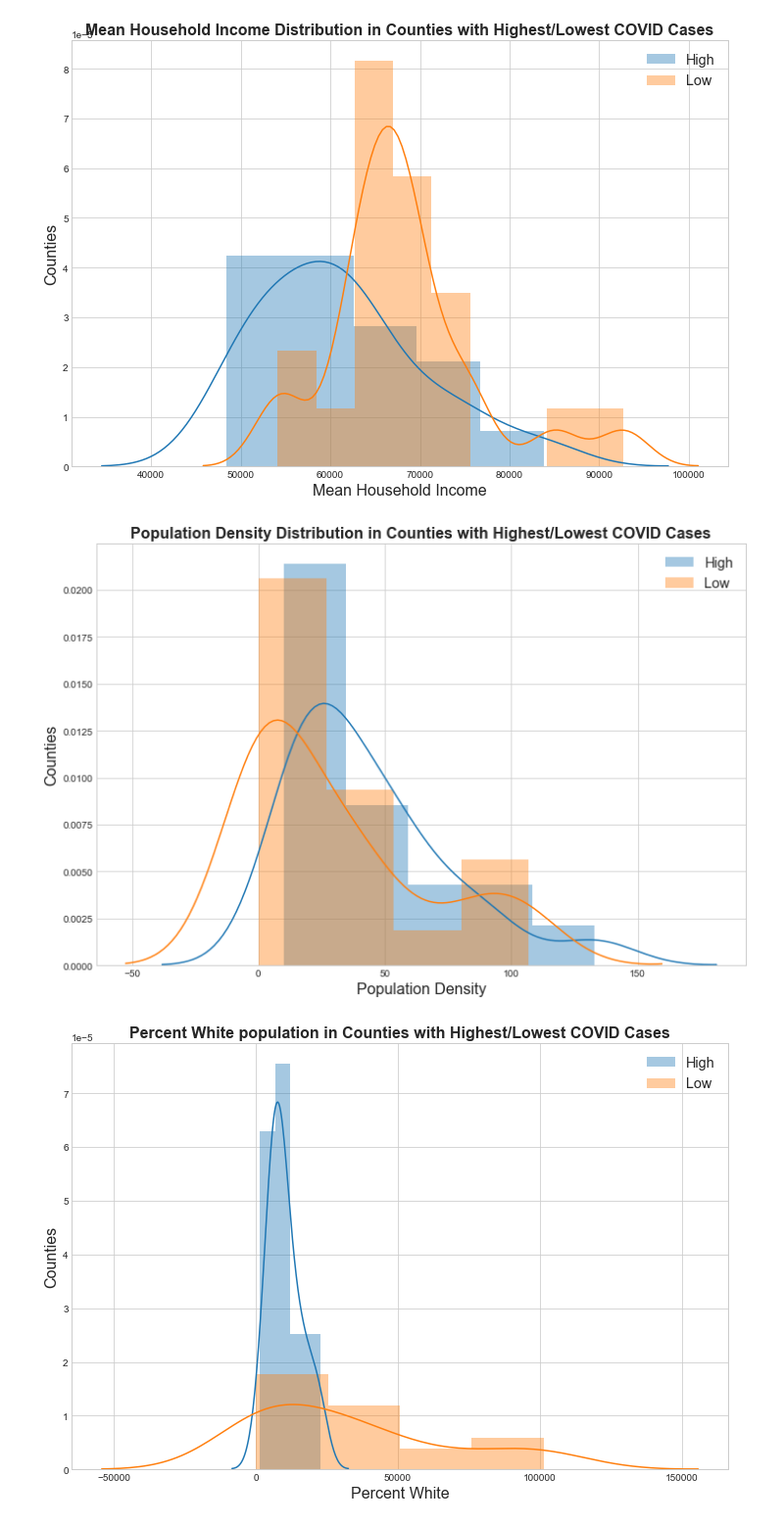
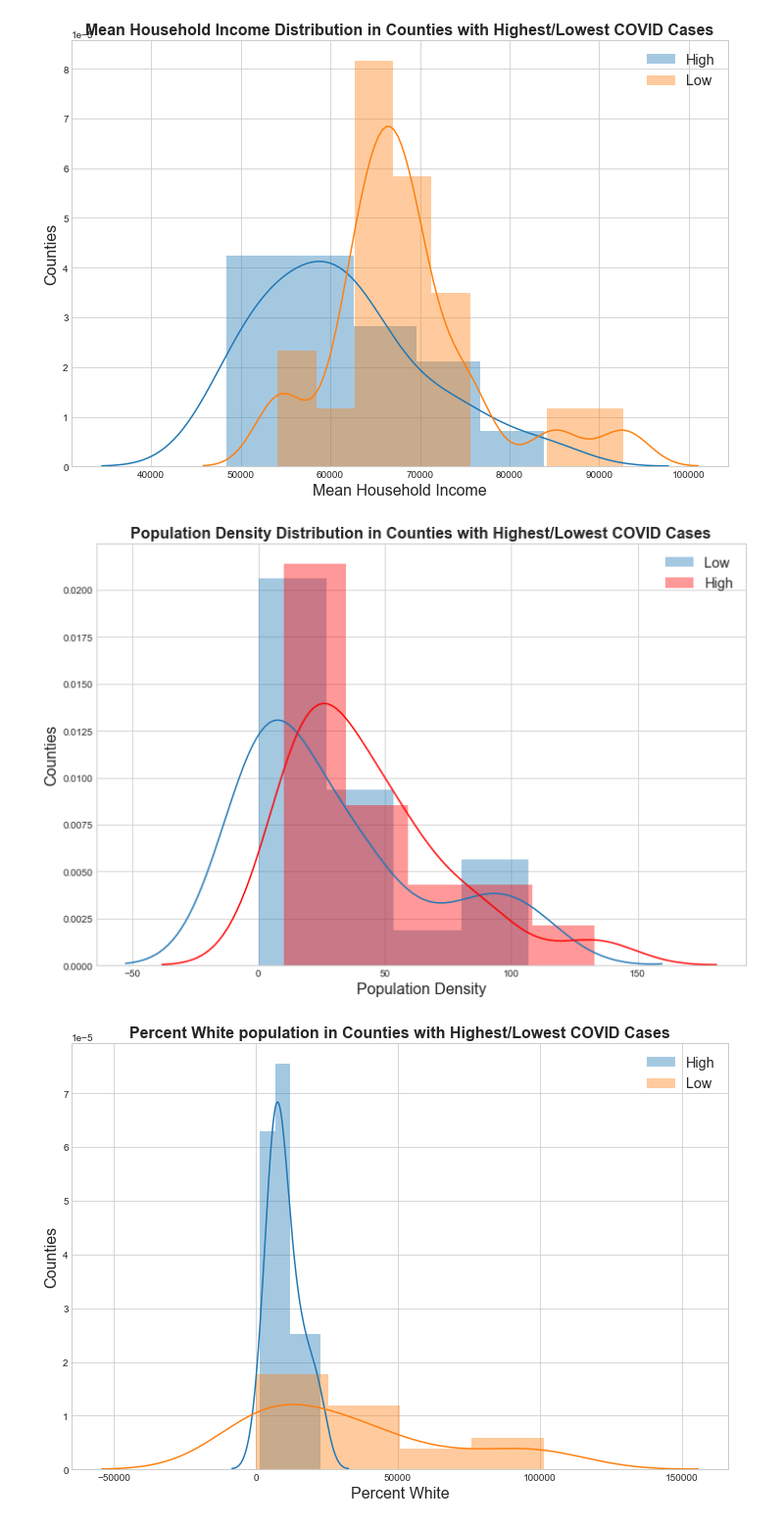
Before and after one commit to cxclark/covid19-analysis, a Jupyter notebook: code/04_eda_preprocessing_5_states.ipynb, the cells around one changed output. Shown at 98% size. Cells and saved outputs as stored; diff of their text form; code cells hidden in the pictures.

```diff
--- a/code/04_eda_preprocessing_5_states.ipynb
+++ b/code/04_eda_preprocessing_5_states.ipynb
@@ -512,15 +512,16 @@ plt.legend(fontsize='x-large');
 # %%
 plt.figure(figsize=(12,8))
 plt.title('Population Density Distribution in Counties with Highest/Lowest COVID Cases', fontdict={'fontsize':16, 'fontweight':'bold'})
 
-sns.distplot(top_10_per[top_10_per['pop_density'] < 1400]['pop_density'], label='High')
 sns.distplot(low_10_per['pop_density'], label='Low')
+sns.distplot(top_10_per[top_10_per['pop_density'] < 1400]['pop_density'], label='High', color='red')
+
 
 plt.xlabel('Population Density', fontsize=16)
 plt.ylabel('Counties', fontsize=16)
 plt.legend(fontsize='x-large');
 # %% [output]
-[figure, old version]
+[figure, new version]
 # %%
 plt.figure(figsize=(12,8))
 plt.title('Percent White population in Counties with Highest/Lowest COVID Cases', fontdict={'fontsize':16, 'fontweight':'bold'})
```
Also changed, not shown: parts of 1 cell of this notebook, 1 other file.
